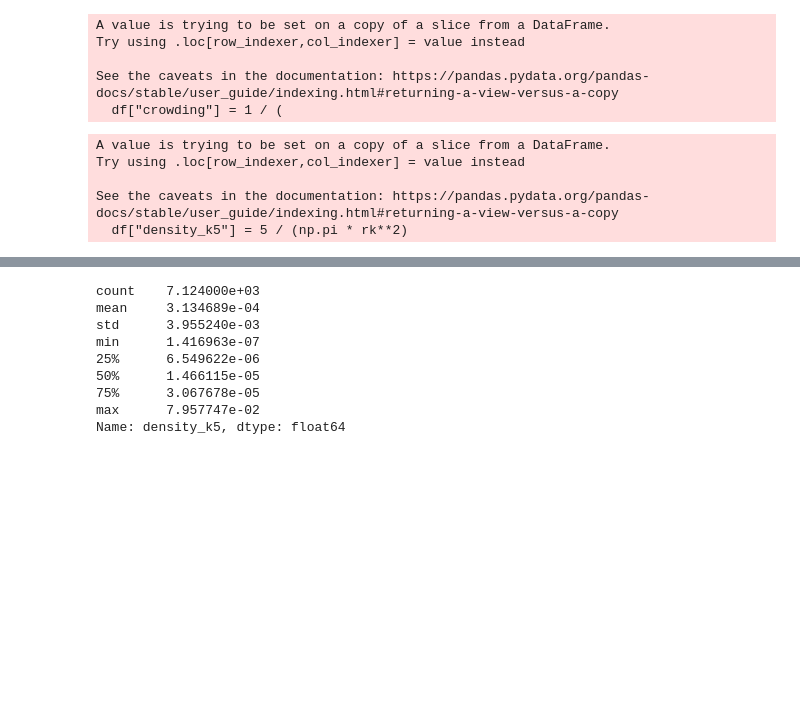
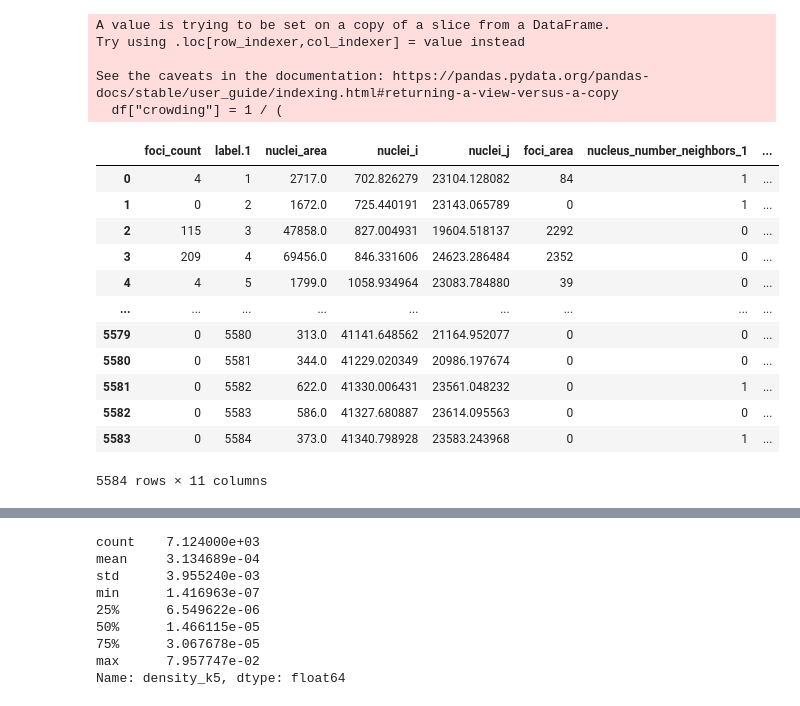
Before and after one commit to hannahbolen1/whole_slide, a Jupyter notebook: deeptile_implement/features_analysis.ipynb, the cells around one changed output, grey strips where cells are left out. Saved outputs shown, nothing was run; the diff lists cells and outputs as text; code cells hidden in the pictures; blank space fills up the shorter version.

```diff
--- a/deeptile_implement/features_analysis.ipynb
+++ b/deeptile_implement/features_analysis.ipynb
@@ -215,20 +215,31 @@ df3 = pd.concat([df, data[["nuclei_i"] + ["nuclei_j"]]], axis=1, join="outer", s
 df3
 # %%
 df = df3
+# %%
+coords = day24.drop_co
+# %% [output]
+|  | foci_count | label.1 | nuclei_area | nuclei_i | nuclei_j | foci_area | nucleus_number_neighbors_1 | ... |
+| 0 | 4 | 1 | 2717.0 | 702.826279 | 23104.128082 | 84 | 1 | ... |
+| 1 | 0 | 2 | 1672.0 | 725.440191 | 23143.065789 | 0 | 1 | ... |
+| 2 | 115 | 3 | 47858.0 | 827.004931 | 19604.518137 | 2292 | 0 | ... |
+| 3 | 209 | 4 | 69456.0 | 846.331606 | 24623.286484 | 2352 | 0 | ... |
+| 4 | 4 | 5 | 1799.0 | 1058.934964 | 23083.784880 | 39 | 0 | ... |
+| ... | ... | ... | ... | ... | ... | ... | ... | ... |
+| 5579 | 0 | 5580 | 313.0 | 41141.648562 | 21164.952077 | 0 | 0 | ... |
+| 5580 | 0 | 5581 | 344.0 | 41229.020349 | 20986.197674 | 0 | 0 | ... |
+| 5581 | 0 | 5582 | 622.0 | 41330.006431 | 23561.048232 | 0 | 1 | ... |
+| 5582 | 0 | 5583 | 586.0 | 41327.680887 | 23614.095563 | 0 | 0 | ... |
+| 5583 | 0 | 5584 | 373.0 | 41340.798928 | 23583.243968 | 0 | 1 | ... |
+5584 rows × 11 columns
 # %%
 from sklearn.neighbors import NearestNeighbors
 
-coords = df[["nucleus_i","nucleus_j"]].values
+#coords = day24[["nucleus_i","nucleus_j"]].values
+coords = day24[["nuclei_i","nuclei_j"]]
 
 nbrs = NearestNeighbors(n_neighbors=6).fit(coords)
 distances, _ = nbrs.kneighbors(coords)
 
-rk = distances[:,5]
+# rk = distances[:,5]
 
-df["density_k5"] = 5 / (np.pi * rk**2)
+# df["density_k5"] = 5 / (np.pi * rk**2)
-# %% [output]
-A value is trying to be set on a copy of a slice from a DataFrame.
-Try using .loc[row_indexer,col_indexer] = value instead
-
-See the caveats in the documentation: https://pandas.pydata.org/pandas-docs/stable/user_guide/indexing.html#returning-a-view-versus-a-copy
-  df["density_k5"] = 5 / (np.pi * rk**2)
```
Also changed, not shown: parts of 2 cells of this notebook, 22 other files.
